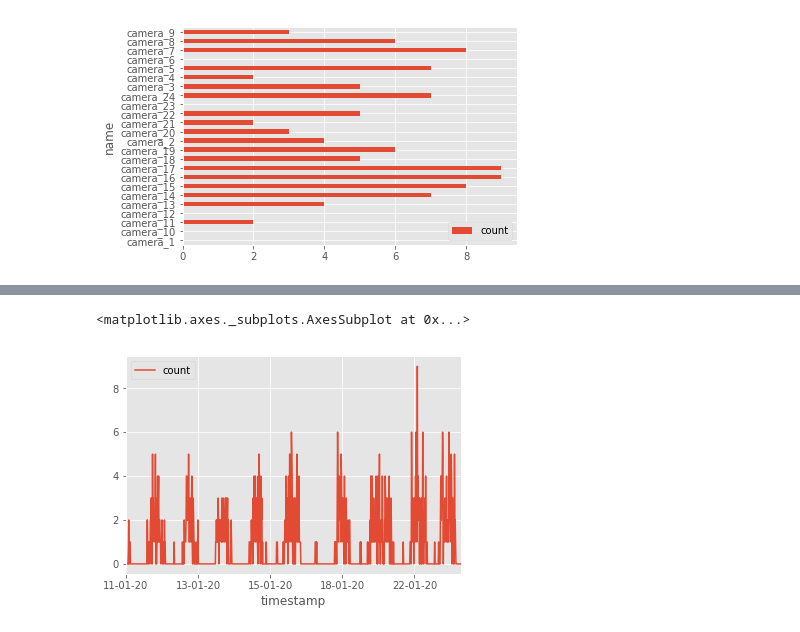
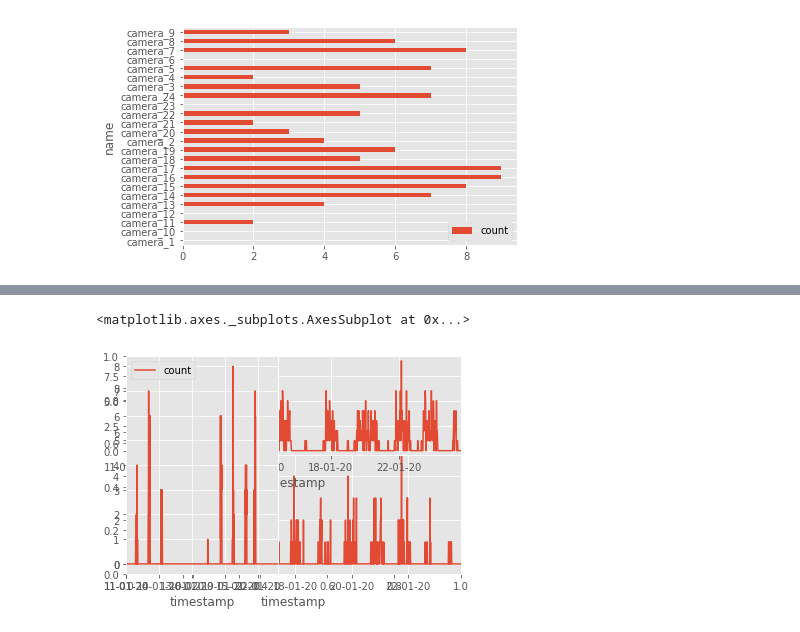
Before and after one commit to glebite/uatu, a Jupyter notebook: src/uatu-analysis.ipynb, the cells around one changed output, grey strips where cells are left out. Cells and saved outputs as stored; diff of their text form; code cells hidden in the pictures.

Commit message:
subplots

```diff
--- a/src/uatu-analysis.ipynb
+++ b/src/uatu-analysis.ipynb
@@ -70,5 +67,12 @@ oo2[(oo2.name == 'camera_17')].plot(x='timestamp', y='count',kind='line')
-# %%
-oo2[(oo2.name == 'camera_16')].plot(x='timestamp', y='count',kind='line')
-# %% [output]
-<matplotlib.axes._subplots.AxesSubplot at 0x...>
-[figure, removed]
+# %%
+fig, ax = plt.subplots()
+ax1 = fig.add_subplot(111)
+ax2 = fig.add_subplot(211)
+ax3 = fig.add_subplot(121)
+
+oo2[(oo2.name == 'camera_17')].plot(x='timestamp', y='count',kind='line', ax=ax1)
+oo2[(oo2.name == 'camera_16')].plot(x='timestamp', y='count',kind='line', ax=ax2)
+oo2[(oo2.name == 'camera_15')].plot(x='timestamp', y='count',kind='line', ax=ax3)
+# %% [output]
+<matplotlib.axes._subplots.AxesSubplot at 0x...>
+[figure, added]
```
Also changed, not shown: parts of 3 cells of this notebook.
